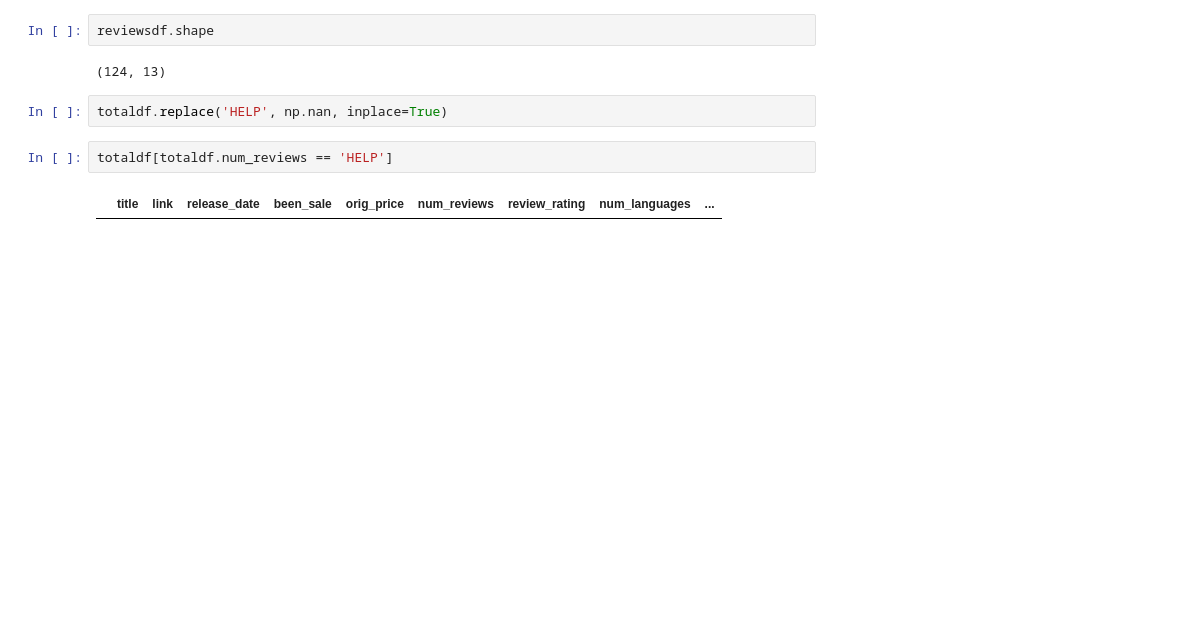
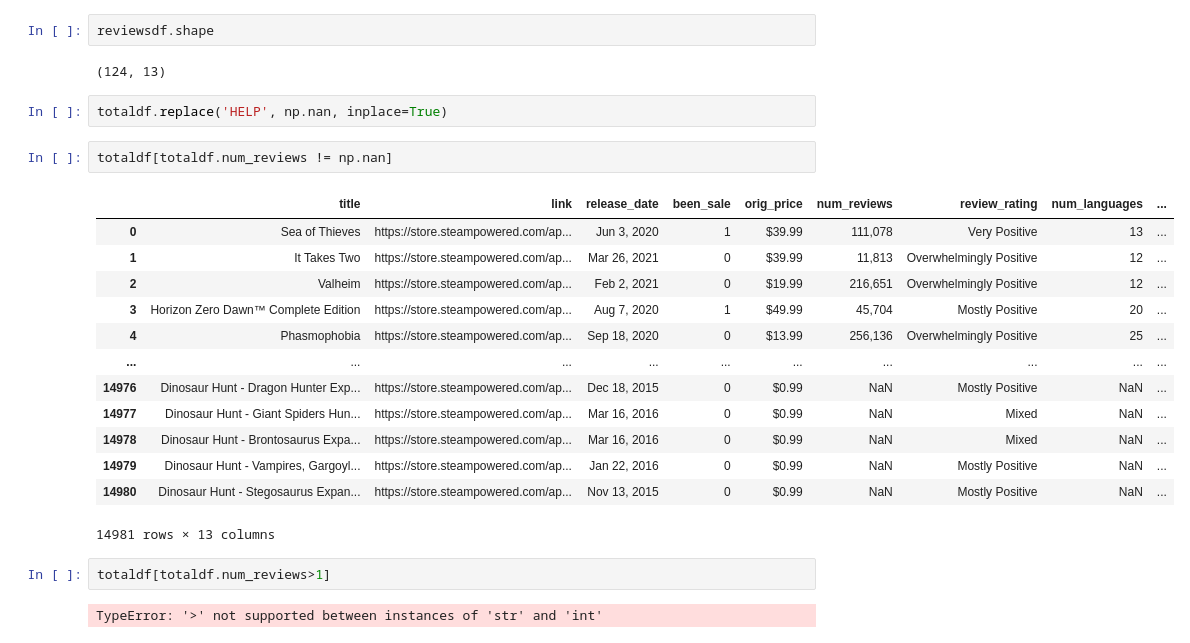
Before and after one commit to MichaelHarnett/Regression_Metis, a Jupyter notebook: modeling_work.ipynb, the cells around one changed output. Saved outputs shown, nothing was run; the diff lists cells and outputs as text; blank space fills up the shorter version.

```diff
--- a/modeling_work.ipynb
+++ b/modeling_work.ipynb
@@ -43,7 +43,23 @@ reviewsdf.shape
 (124, 13)
 # %%
 totaldf.replace('HELP', np.nan, inplace=True)
+# %%
+totaldf[totaldf.num_reviews != np.nan]
+# %% [output]
+|  | title | link | release_date | been_sale | orig_price | num_reviews | review_rating | num_languages | ... |
+| 0 | Sea of Thieves | https://store.steampowered.com/ap... | Jun 3, 2020 | 1 | $39.99 | 111,078 | Very Positive | 13 | ... |
+| 1 | It Takes Two | https://store.steampowered.com/ap... | Mar 26, 2021 | 0 | $39.99 | 11,813 | Overwhelmingly Positive | 12 | ... |
+| 2 | Valheim | https://store.steampowered.com/ap... | Feb 2, 2021 | 0 | $19.99 | 216,651 | Overwhelmingly Positive | 12 | ... |
+| 3 | Horizon Zero Dawn™ Complete Edition | https://store.steampowered.com/ap... | Aug 7, 2020 | 1 | $49.99 | 45,704 | Mostly Positive | 20 | ... |
+| 4 | Phasmophobia | https://store.steampowered.com/ap... | Sep 18, 2020 | 0 | $13.99 | 256,136 | Overwhelmingly Positive | 25 | ... |
+| ... | ... | ... | ... | ... | ... | ... | ... | ... | ... |
+| 14976 | Dinosaur Hunt - Dragon Hunter Exp... | https://store.steampowered.com/ap... | Dec 18, 2015 | 0 | $0.99 | NaN | Mostly Positive | NaN | ... |
+| 14977 | Dinosaur Hunt - Giant Spiders Hun... | https://store.steampowered.com/ap... | Mar 16, 2016 | 0 | $0.99 | NaN | Mixed | NaN | ... |
+| 14978 | Dinosaur Hunt - Brontosaurus Expa... | https://store.steampowered.com/ap... | Mar 16, 2016 | 0 | $0.99 | NaN | Mixed | NaN | ... |
+| 14979 | Dinosaur Hunt - Vampires, Gargoyl... | https://store.steampowered.com/ap... | Jan 22, 2016 | 0 | $0.99 | NaN | Mostly Positive | NaN | ... |
+| 14980 | Dinosaur Hunt - Stegosaurus Expan... | https://store.steampowered.com/ap... | Nov 13, 2015 | 0 | $0.99 | NaN | Mostly Positive | NaN | ... |
+14981 rows × 13 columns
 # %%
-totaldf[totaldf.num_reviews == 'HELP']
+totaldf[totaldf.num_reviews>1]
 # %% [output]
-|  | title | link | release_date | been_sale | orig_price | num_reviews | review_rating | num_languages | ... |
+TypeError: '>' not supported between instances of 'str' and 'int'
```
Also changed, not shown: parts of 30 cells of this notebook, 1 other file.
